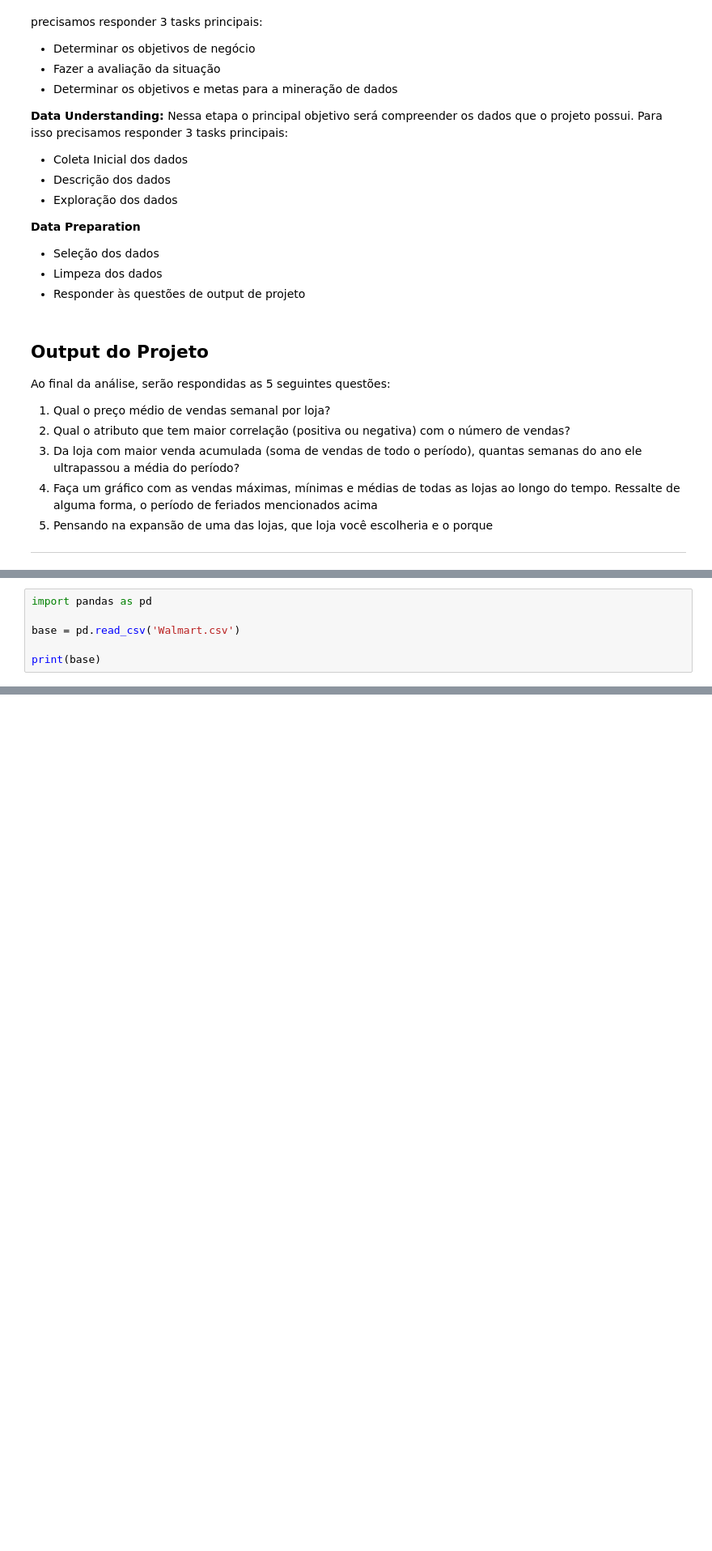
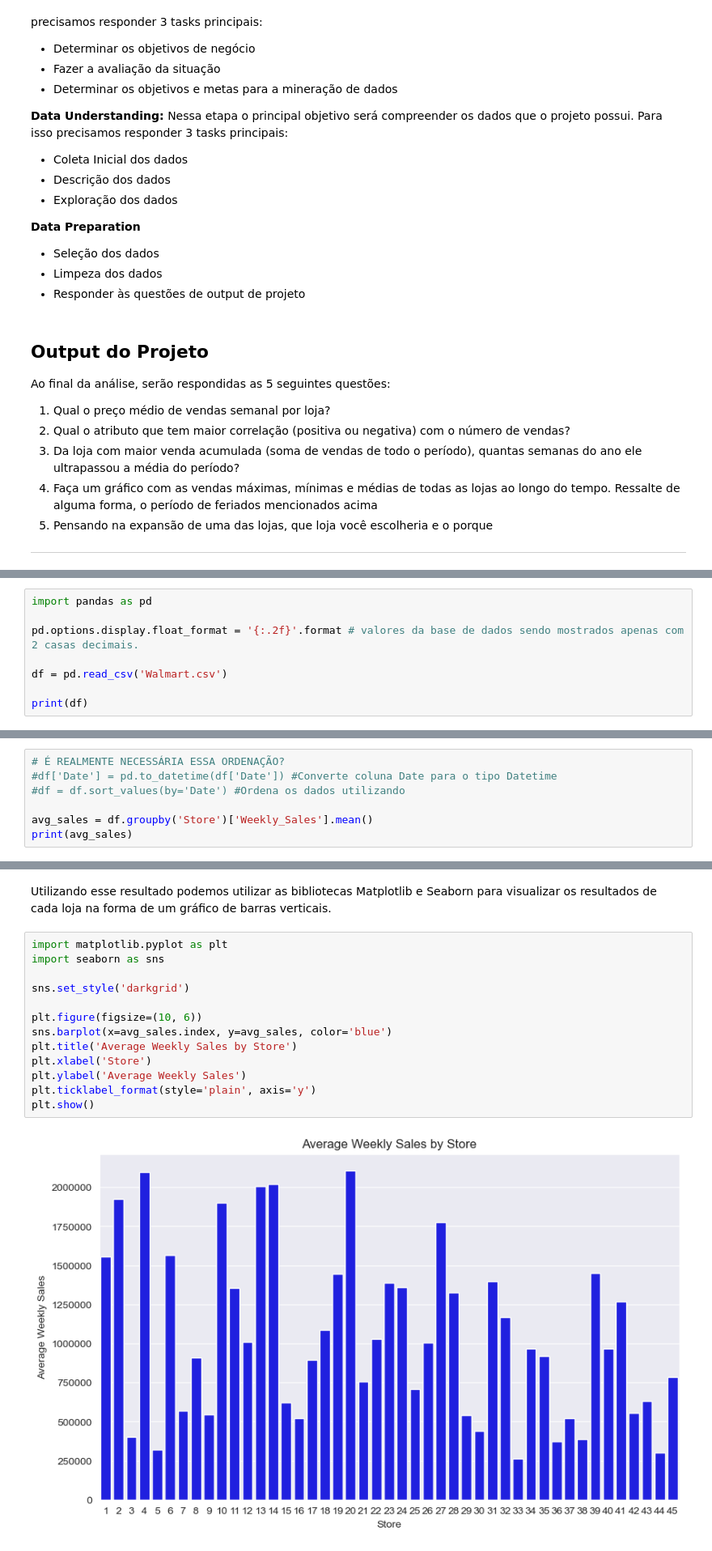
Before and after one commit to WashHolanda/CaseWalmartDNC, a Jupyter notebook: CaseWalmart.ipynb, the cells around one changed output, grey strips where cells are left out. Shown at 81% size. Saved outputs shown, nothing was run; the diff lists cells and outputs as text; blank space fills up the shorter version.

Commit message:
Descrição dos dados e resposta da Pergunta 1.

```diff
--- a/CaseWalmart.ipynb
+++ b/CaseWalmart.ipynb
@@ -86,8 +86,10 @@ A coleta da base de dados será feita a partir do arquivo do tipo CSV disponibil
 # %%
 import pandas as pd
 
-base = pd.read_csv('Walmart.csv')
+pd.options.display.float_format = '{:.2f}'.format # valores da base de dados sendo mostrados apenas com 2 casas decimais.
 
-print(base)
+df = pd.read_csv('Walmart.csv')
+
+print(df)
 # %% [output]
       Store        Date  Weekly_Sales  Holiday_Flag  Temperature  Fuel_Price  \
@@ -113,0 +160,7 @@ print(base)
+# %%
+# É REALMENTE NECESSÁRIA ESSA ORDENAÇÃO?
+#df['Date'] = pd.to_datetime(df['Date']) #Converte coluna Date para o tipo Datetime
+#df = df.sort_values(by='Date') #Ordena os dados utilizando
+
+avg_sales = df.groupby('Store')['Weekly_Sales'].mean()
+print(avg_sales)
@@ -113,0 +185,17 @@ print(base)
+# %% [markdown]
+Utilizando esse resultado podemos utilizar as bibliotecas Matplotlib e Seaborn para visualizar os resultados de cada loja na forma de um gráfico de barras verticais.
+# %%
+import matplotlib.pyplot as plt
+import seaborn as sns
+
+sns.set_style('darkgrid')
+
+plt.figure(figsize=(10, 6))
+sns.barplot(x=avg_sales.index, y=avg_sales, color='blue')
+plt.title('Average Weekly Sales by Store')
+plt.xlabel('Store')
+plt.ylabel('Average Weekly Sales')
+plt.ticklabel_format(style='plain', axis='y')
+plt.show()
+# %% [output]
+[figure, added]
```
Also changed, not shown: parts of 13 cells of this notebook.
